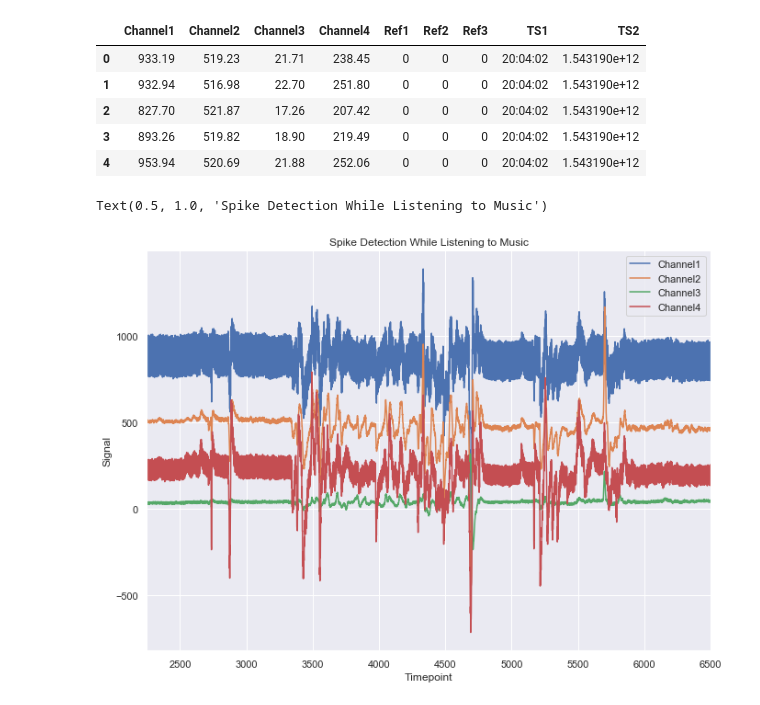
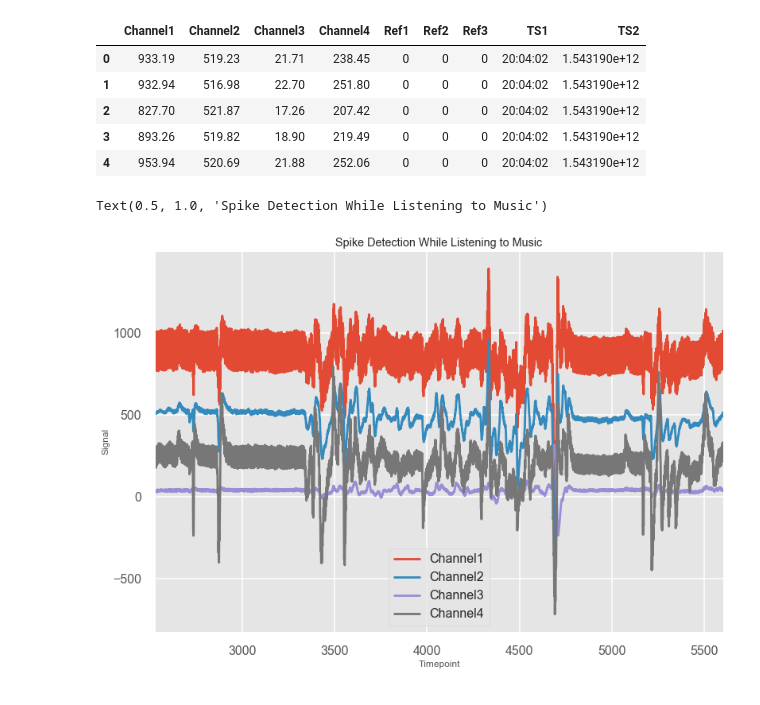
Before and after one commit to EdyVision/neuroscience-ml-experiments, a Jupyter notebook: cognitive-load/kaggle-self-experiment/Music_Listening_EEG_Analysis.ipynb, the cells around one changed output. Cells and saved outputs as stored; diff of their text form; code cells hidden in the pictures.

```diff
--- a/cognitive-load/kaggle-self-experiment/Music_Listening_EEG_Analysis.ipynb
+++ b/cognitive-load/kaggle-self-experiment/Music_Listening_EEG_Analysis.ipynb
@@ -30,14 +31,16 @@ newData.head()
 # %%
 # At a glance, we have four channels, three separate references, and two timestamps, a human readable one and one that is ... not so much.
 
 # We can break up each channel and view their change as a function of time using the more readable timestamp as the label but TS2 as the Y value. Let's use Seaborn for our Timeseries data: https://seaborn.pydata.org/examples/errorband_lineplots.html
 
 sns.set(rc={'figure.figsize':(11, 8)})
+style.use('seaborn-poster') #sets the size of the charts
+style.use('ggplot')
 channels_plot = ['Channel1', 'Channel2', 'Channel3', 'Channel4']
-ax = newData.loc[2250:6500, channels_plot].plot()
+ax = newData.loc[2530:5600, channels_plot].plot()
 ax.set_ylabel('Signal')
 ax.set_xlabel('Timepoint')
 ax.set_title('Spike Detection While Listening to Music')
 # %% [output]
 Text(0.5, 1.0, 'Spike Detection While Listening to Music')
-[figure, old version]
+[figure, new version]
```
Also changed, not shown: parts of 1 cell of this notebook, 1 other file.
